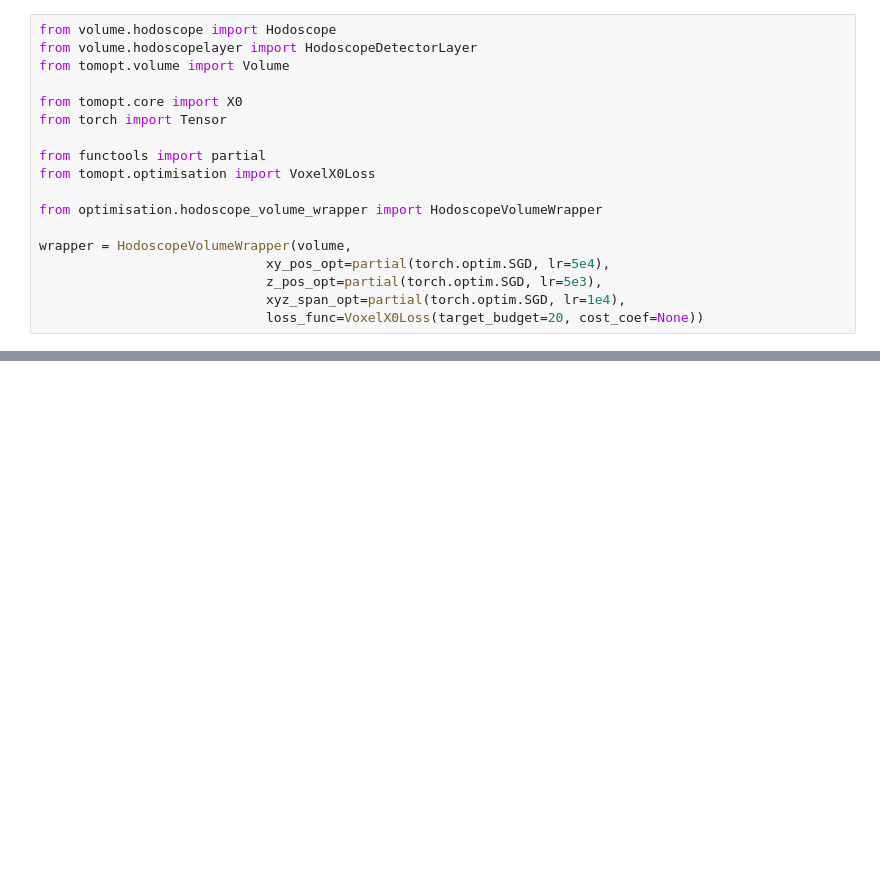
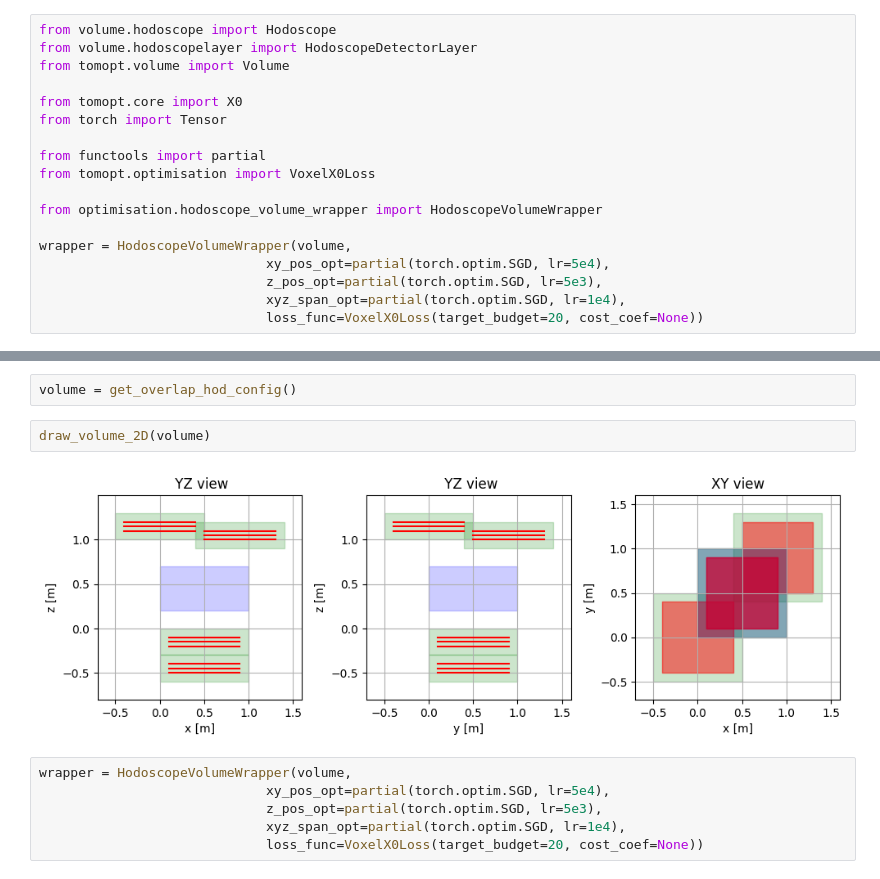
Before and after one commit to vischia/TomOptCargo, a Jupyter notebook: HodoscopeDetectorPanel_dev.ipynb, the cells around one changed output, grey strips where cells are left out. Cells and saved outputs as stored; diff of their text form; blank space fills up the shorter version.

```diff
--- a/HodoscopeDetectorPanel_dev.ipynb
+++ b/HodoscopeDetectorPanel_dev.ipynb
@@ -254,0 +201,12 @@ wrapper = HodoscopeVolumeWrapper(volume,
+# %%
+volume = get_overlap_hod_config()
+# %%
+draw_volume_2D(volume)
+# %% [output]
+[figure, added]
+# %%
+wrapper = HodoscopeVolumeWrapper(volume,
+                             xy_pos_opt=partial(torch.optim.SGD, lr=5e4),
+                             z_pos_opt=partial(torch.optim.SGD, lr=5e3),
+                             xyz_span_opt=partial(torch.optim.SGD, lr=1e4),
+                             loss_func=VoxelX0Loss(target_budget=20, cost_coef=None))
```
Also changed, not shown: parts of 13 cells of this notebook.
